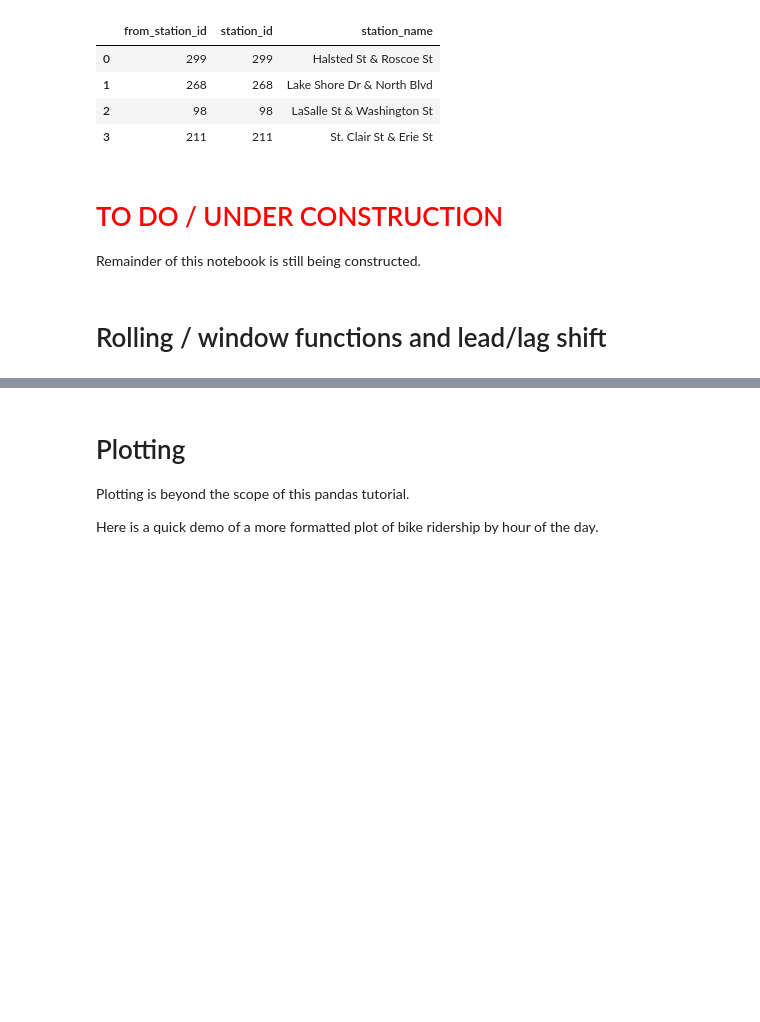
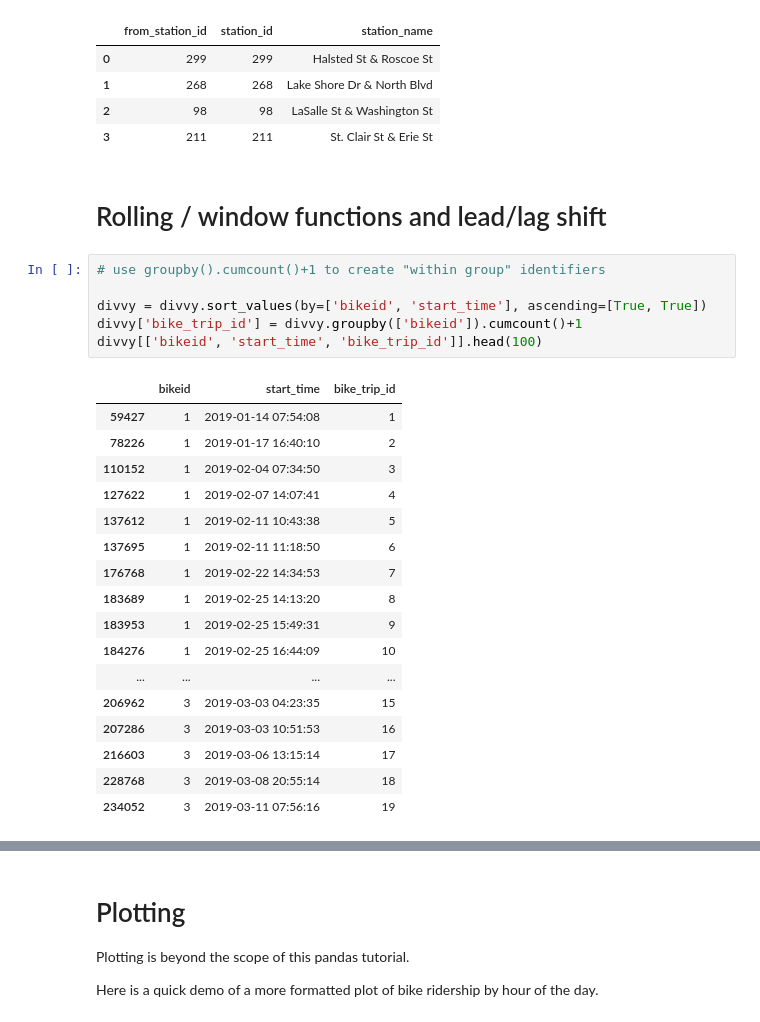
Before and after one commit to paulzuradzki/intro-pandas, a Jupyter notebook: pandas-intro-part-2.ipynb, the cells around one changed output, grey strips where cells are left out. Saved outputs shown, nothing was run; the diff lists cells and outputs as text; blank space fills up the shorter version.

```diff
--- a/pandas-intro-part-2.ipynb
+++ b/pandas-intro-part-2.ipynb
@@ -880,11 +944,29 @@ some_ids.merge(right=station_id_map, left_on='from_station_id', right_on='statio
 | 1 | 268 | 268 | Lake Shore Dr & North Blvd |
 | 2 | 98 | 98 | LaSalle St & Washington St |
 | 3 | 211 | 211 | St. Clair St & Erie St |
-# %% [markdown]
-# <font color='red'> TO DO / UNDER CONSTRUCTION
-
-Remainder of this notebook is still being constructed.
-
-</font>
 # %% [markdown]
 # Rolling / window functions and lead/lag shift
+# %%
+# use groupby().cumcount()+1 to create "within group" identifiers
+
+divvy = divvy.sort_values(by=['bikeid', 'start_time'], ascending=[True, True])
+divvy['bike_trip_id'] = divvy.groupby(['bikeid']).cumcount()+1
+divvy[['bikeid', 'start_time', 'bike_trip_id']].head(100)
+# %% [output]
+|  | bikeid | start_time | bike_trip_id |
+| 59427 | 1 | 2019-01-14 07:54:08 | 1 |
+| 78226 | 1 | 2019-01-17 16:40:10 | 2 |
+| 110152 | 1 | 2019-02-04 07:34:50 | 3 |
+| 127622 | 1 | 2019-02-07 14:07:41 | 4 |
+| 137612 | 1 | 2019-02-11 10:43:38 | 5 |
+| 137695 | 1 | 2019-02-11 11:18:50 | 6 |
+| 176768 | 1 | 2019-02-22 14:34:53 | 7 |
+| 183689 | 1 | 2019-02-25 14:13:20 | 8 |
+| 183953 | 1 | 2019-02-25 15:49:31 | 9 |
+| 184276 | 1 | 2019-02-25 16:44:09 | 10 |
+| ... | ... | ... | ... |
+| 206962 | 3 | 2019-03-03 04:23:35 | 15 |
+| 207286 | 3 | 2019-03-03 10:51:53 | 16 |
+| 216603 | 3 | 2019-03-06 13:15:14 | 17 |
+| 228768 | 3 | 2019-03-08 20:55:14 | 18 |
+| 234052 | 3 | 2019-03-11 07:56:16 | 19 |
```
Also changed, not shown: parts of 21 cells of this notebook.
